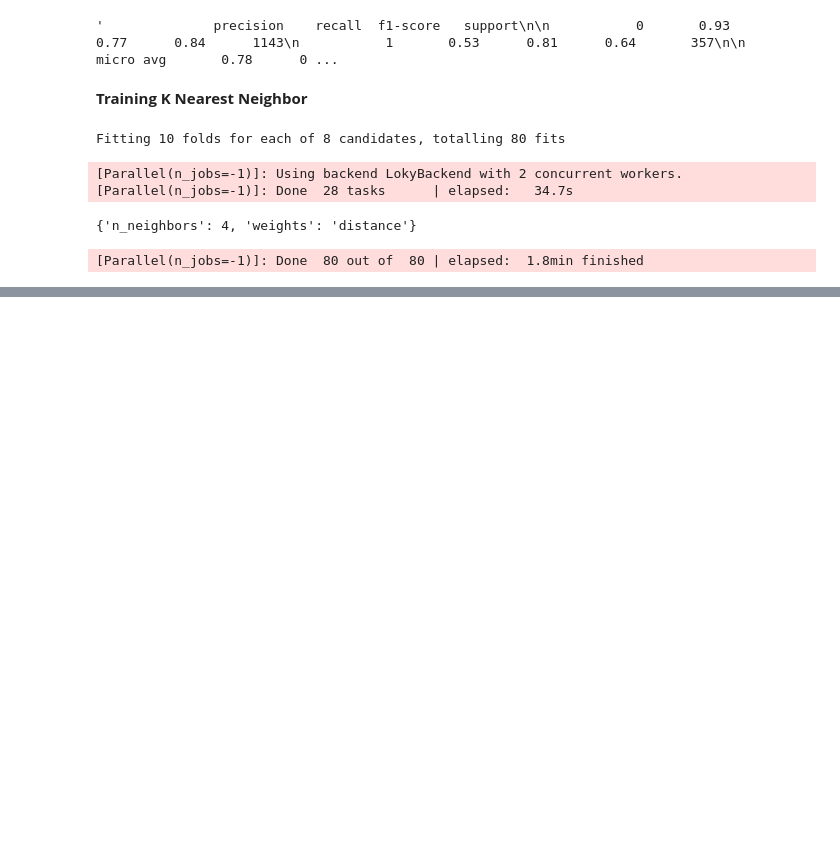
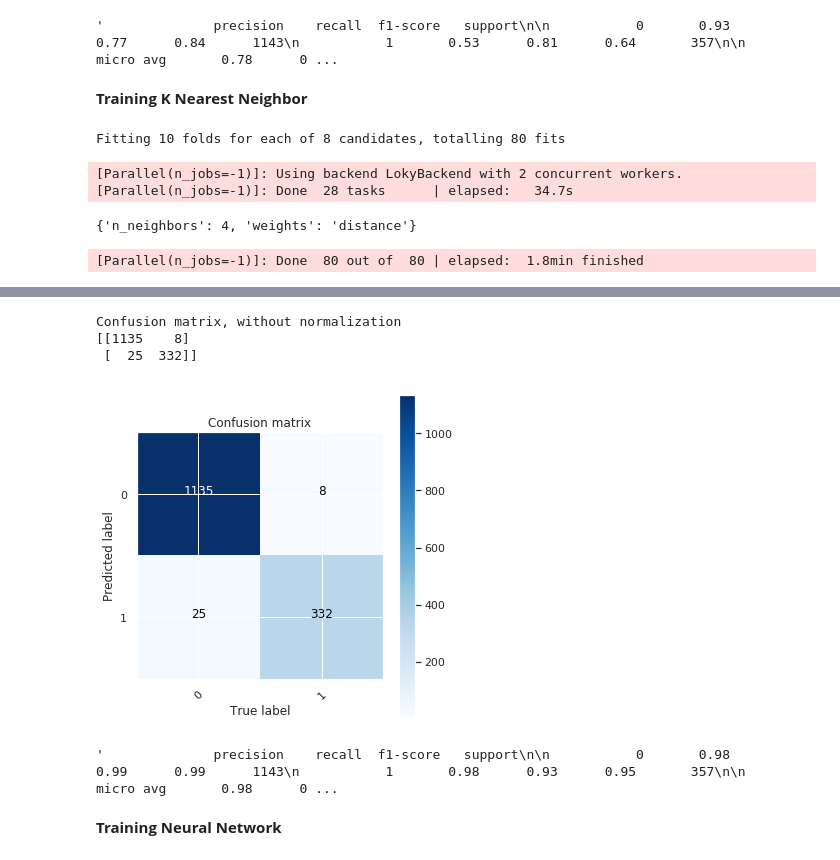
Before and after one commit to tkhan3/machinelearning, a Jupyter notebook: Attrition_Prediction.ipynb, the cells around one changed output, grey strips where cells are left out. Drawn from its saved outputs; the diff is of its cells as text; code cells hidden in the pictures; blank space fills up the shorter version.

```diff
--- a/Attrition_Prediction.ipynb
+++ b/Attrition_Prediction.ipynb
@@ -521,0 +627,2 @@ classification_report(y_test,y_test_pred_knn)
+# %%
+y_test_pred_xgboost = xgboost_clf.predict(x_test)
@@ -521,0 +641,13 @@ classification_report(y_test,y_test_pred_knn)
+# %%
+plot_confusion_matrix(cm,[0,1])
+# %% [output]
+Confusion matrix, without normalization
+[[1135    8]
+ [  25  332]]
+[figure, added]
+# %%
+classification_report(y_test,y_test_pred_xgboost)
+# %% [output]
+'              precision    recall  f1-score   support\n\n           0       0.98      0.99      0.99      1143\n           1       0.98      0.93      0.95       357\n\n   micro avg       0.98      0 ...
+# %% [markdown]
+**Training Neural Network**
```
Also changed, not shown: parts of 32 cells of this notebook.
